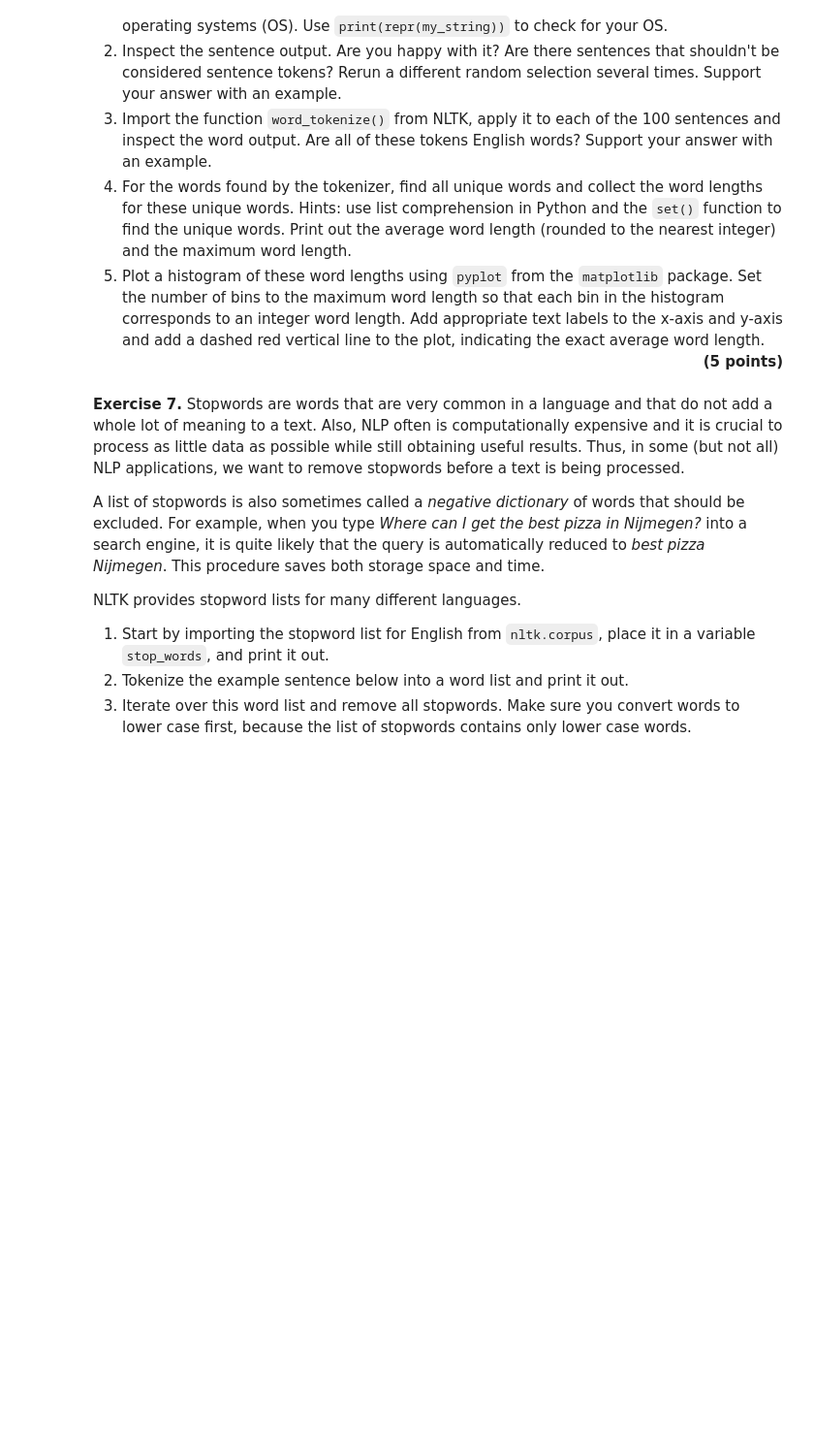
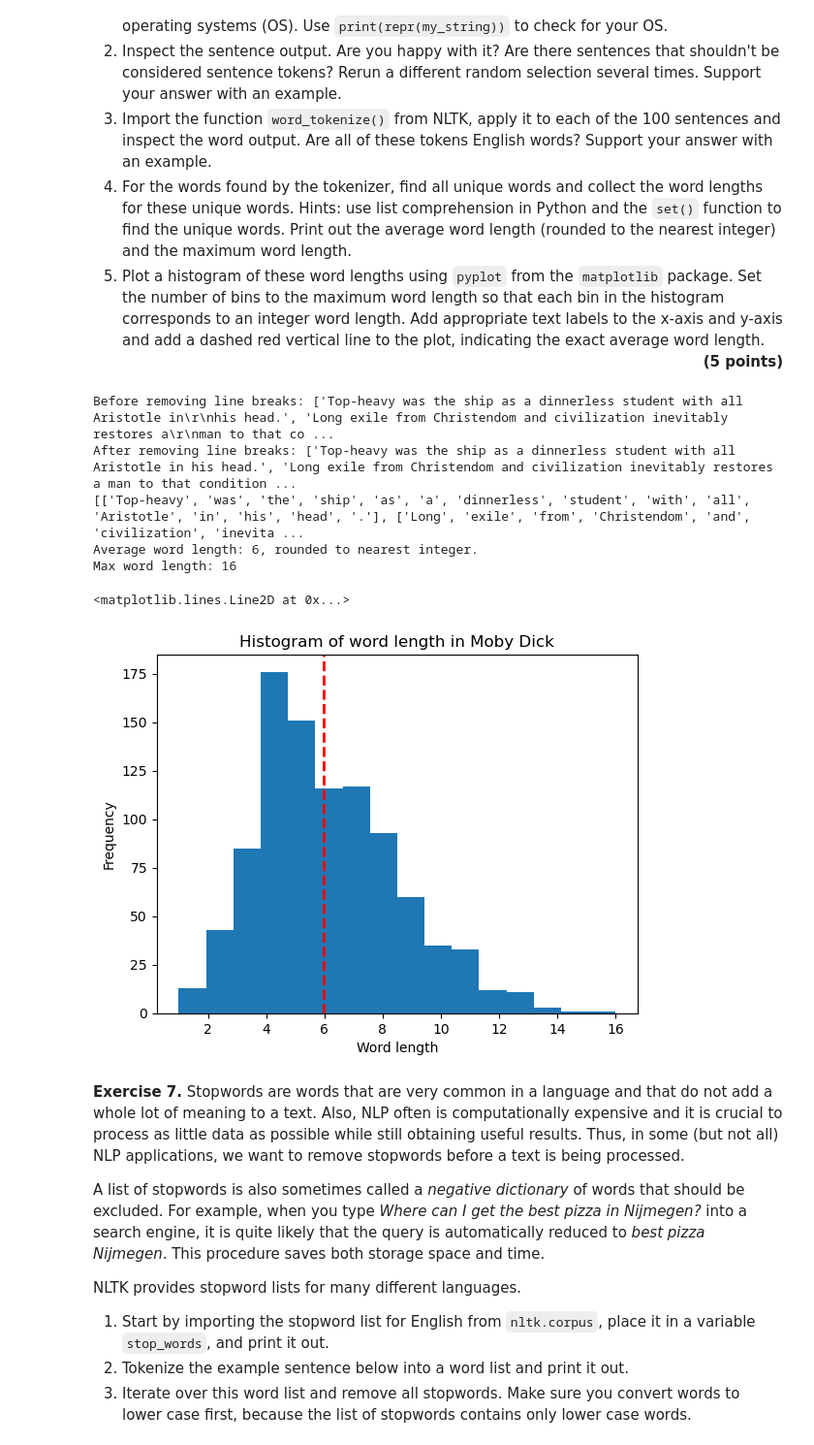
Before and after one commit to DerOeko/SOW-BKI250NLP, a Jupyter notebook: a2/samu_assignment2.ipynb, the cells around one changed output. Shown at 97% size. Cells and saved outputs as stored; diff of their text form; code cells hidden in the pictures; blank space fills up the shorter version.

```diff
--- a/a2/samu_assignment2.ipynb
+++ b/a2/samu_assignment2.ipynb
@@ -77,11 +127,20 @@ Now load Herman Melville's 1851 novel *Moby Dick*.
 4. Tokenize the corpus into sentences using `sent_tokenize()` and print out the number of sentences in the novel.<div style="text-align: right"> **(2 points)** </div>
 # %%
 import nltk
-# nltk.download('gutenberg') # you may have to download these two modules
-# nltk.download('punkt')
+nltk.download('gutenberg') # you may have to download these two modules
+nltk.download('punkt')
+nltk.download('punkt_tab')
 from nltk.corpus import gutenberg
+from nltk.tokenize import sent_tokenize
 
 # your code here
+sample = gutenberg.raw('carroll-alice.txt')
+print(nltk.corpus.gutenberg.fileids())
 
+sample = gutenberg.raw('melville-moby_dick.txt')
+print(f"There are {len(sample)} characters in this text.")
+
+print(f"The first 1000 characters:\n{sample[:1000]}")
 # now we tokenize the corpus into sentence tokens
-    # your code here
+tokenized_text = sent_tokenize(sample, language='english')
+print(f"There are {len(tokenized_text)} sentences in the novel.")
@@ -114,3 +173,47 @@ import statistics
+# %%
+from random import *
+from re import sub
+import statistics
+from nltk.tokenize import word_tokenize
+import matplotlib.pyplot as plt
+
+sampled_list = sample(tokenized_text, 100)
+print(f"Before removing line breaks: {sampled_list[:10]}")
+sampled_text = [sub('\r\n', ' ', sentence) for sentence in sampled_list]
+print(f"After removing line breaks: {sampled_text[:10]}")
+    # your code here. Note: on Windows the newline character is typically represented as \r\n, Linux as \n, and as \r on MacOS
+# Answer to question 2: No, some sentences aren't well tokenized. For example it recognizes speech as a separate sentence, like "'"Sail ho!"'",
+# which probably is written speech but actually part of a larger sentence. There are also things like "'(Bunger, you dog, laugh out!'" where parenthesis are incorrectly placed.
+
+words = [word_tokenize(sen, language="english") for sen in sampled_text]
+print(words)
+# Answer to question 3: No, some things are not english words, for example ',', '!' or ';'. So punctuation is also tokenized.
+# Also, things like "'s" from "Tim's" are recognized as separate words. Although I believe that this is partially correct, as these things represent words like "is" (except possessive "'s" of course).
+
+# get all unique words
+unique_words = set()
+for sen in words:
+    unique_words.update(sen)
+
+lens = [len(word) for word in unique_words]
+avg_len = statistics.mean(lens)
+max_len = max(lens)
+print(f"Average word length: {round(avg_len)}, rounded to nearest integer.")
+print(f"Max word length: {max_len}")
+
+plt.hist(lens, max_len)
+plt.xlabel('Word length')
+plt.ylabel('Frequency')
+plt.title('Histogram of word length in Moby Dick')
+plt.axvline(avg_len, color='red', linestyle='--', linewidth=2)
+# %% [output]
+Before removing line breaks: ['Top-heavy was the ship as a dinnerless student with all Aristotle in\r\nhis head.', 'Long exile from Christendom and civilization inevitably restores a\r\nman to that co ...
+After removing line breaks: ['Top-heavy was the ship as a dinnerless student with all Aristotle in his head.', 'Long exile from Christendom and civilization inevitably restores a man to that condition ...
+[['Top-heavy', 'was', 'the', 'ship', 'as', 'a', 'dinnerless', 'student', 'with', 'all', 'Aristotle', 'in', 'his', 'head', '.'], ['Long', 'exile', 'from', 'Christendom', 'and', 'civilization', 'inevita ...
+Average word length: 6, rounded to nearest integer.
+Max word length: 16
+<matplotlib.lines.Line2D at 0x...>
+[figure, added]
 # %% [markdown]
 **Exercise 7.** Stopwords are words that are very common in a language and that do not add a whole lot of meaning to a text. Also, NLP often is computationally expensive and it is crucial to process as little data as possible while still obtaining useful results. Thus, in some (but not all) NLP applications, we want to remove stopwords before a text is being processed.
 
```
Also changed, not shown: parts of 11 cells of this notebook.
